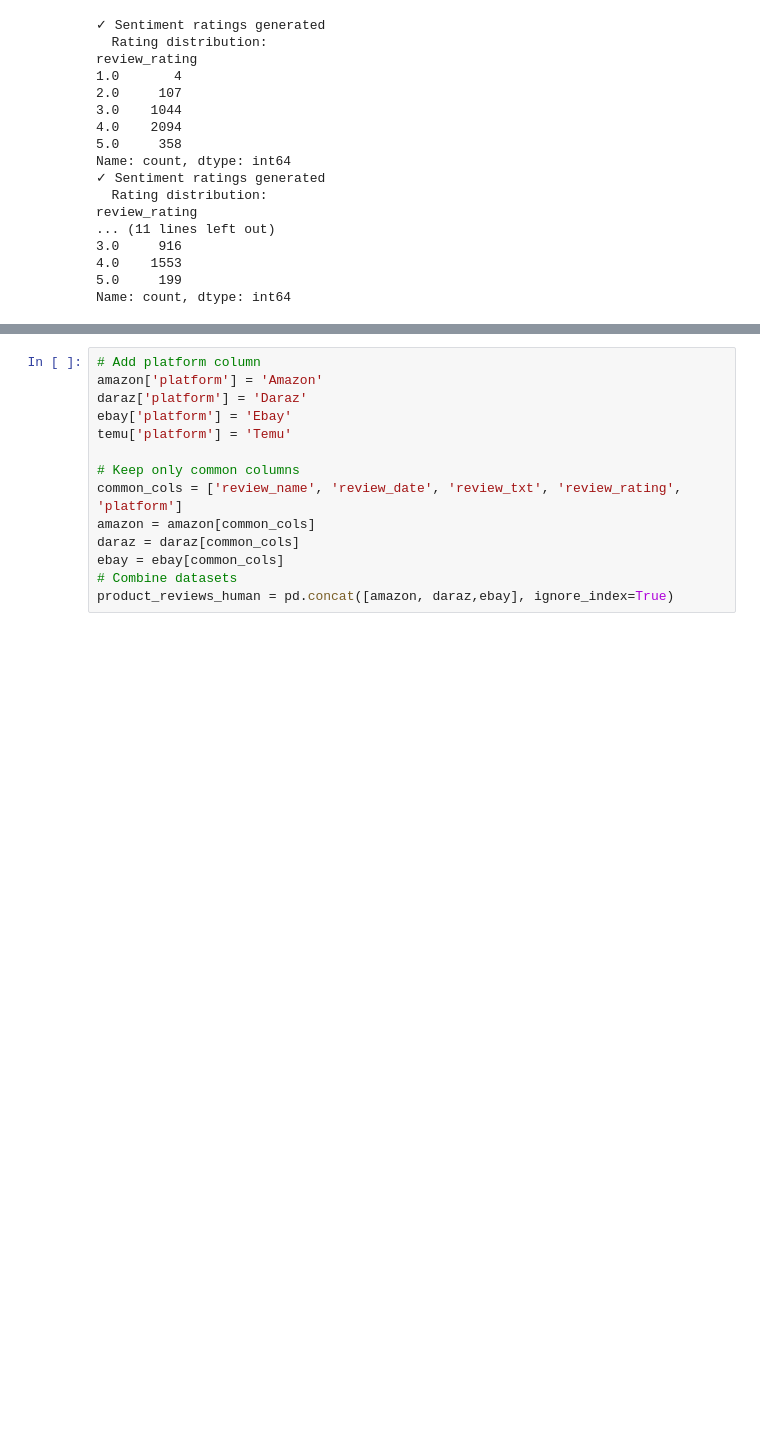
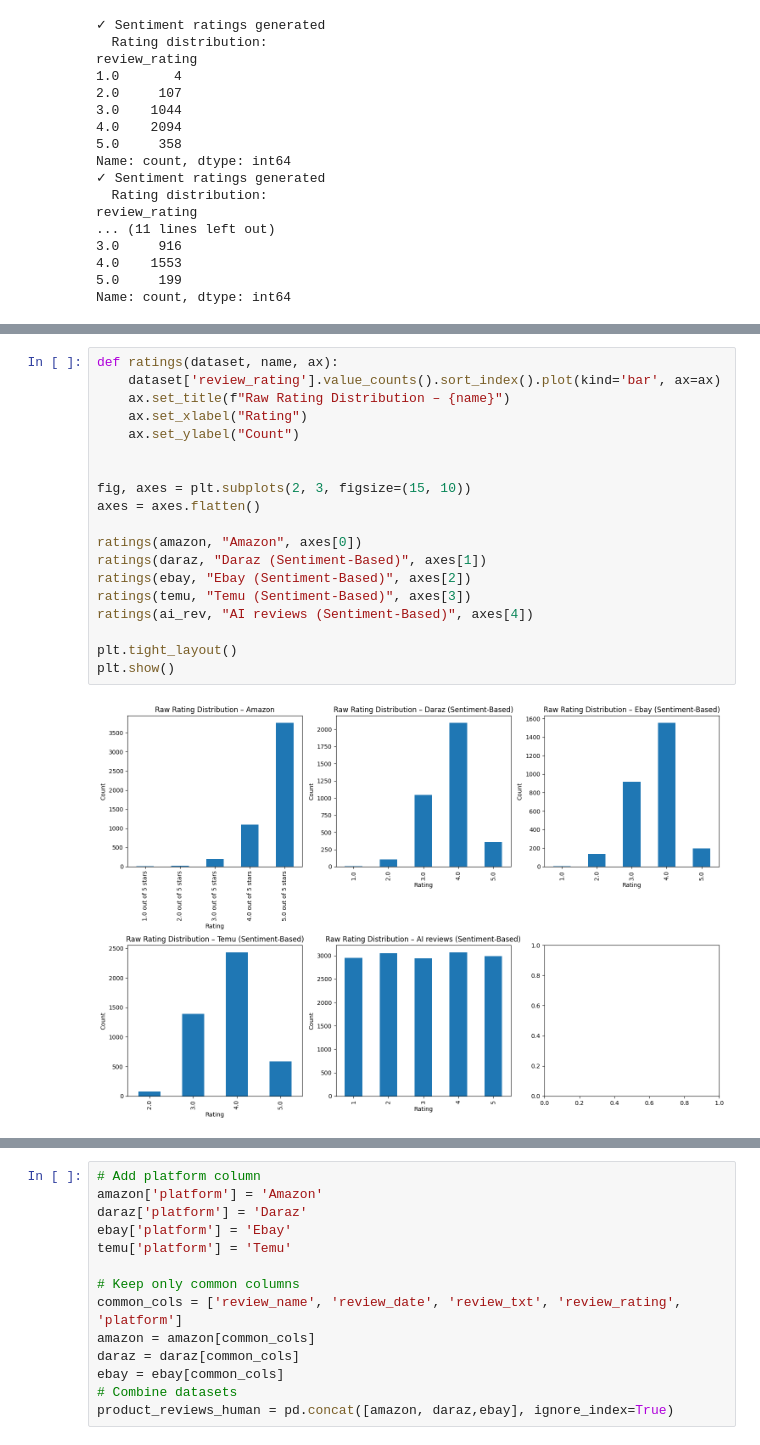
Before and after one commit to aeron02/w1956736_FYP, a Jupyter notebook: w1956736_FYP.ipynb, the cells around one changed output, grey strips where cells are left out. Drawn from its saved outputs; the diff is of its cells as text; blank space fills up the shorter version.

```diff
--- a/w1956736_FYP.ipynb
+++ b/w1956736_FYP.ipynb
@@ -146,0 +175,21 @@ print(len(temu))
+# %%
+def ratings(dataset, name, ax):
+    dataset['review_rating'].value_counts().sort_index().plot(kind='bar', ax=ax)
+    ax.set_title(f"Raw Rating Distribution – {name}")
+    ax.set_xlabel("Rating")
+    ax.set_ylabel("Count")
+
+
+fig, axes = plt.subplots(2, 3, figsize=(15, 10))
+axes = axes.flatten()
+
+ratings(amazon, "Amazon", axes[0])
+ratings(daraz, "Daraz (Sentiment-Based)", axes[1])
+ratings(ebay, "Ebay (Sentiment-Based)", axes[2])
+ratings(temu, "Temu (Sentiment-Based)", axes[3])
+ratings(ai_rev, "AI reviews (Sentiment-Based)", axes[4])
+
+plt.tight_layout()
+plt.show()
+# %% [output]
+[figure, added]
```
Also changed, not shown: parts of 11 cells of this notebook, 1 other file.
